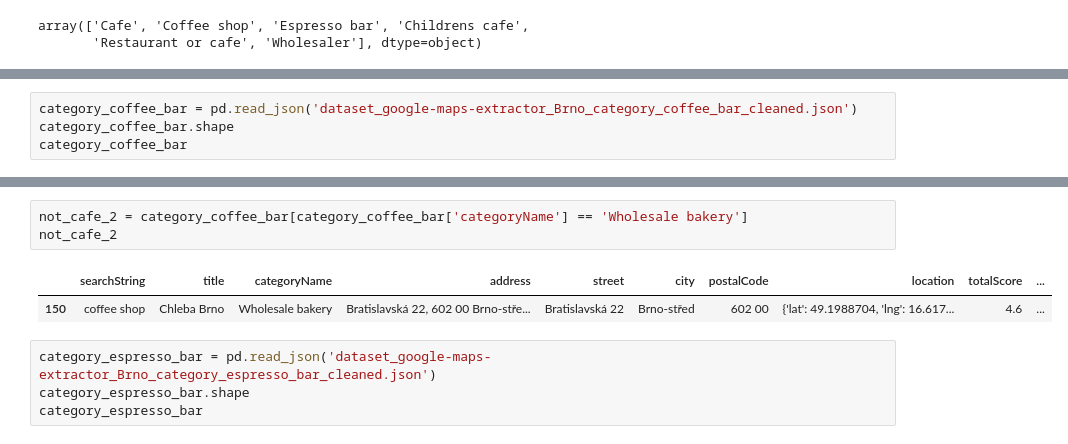
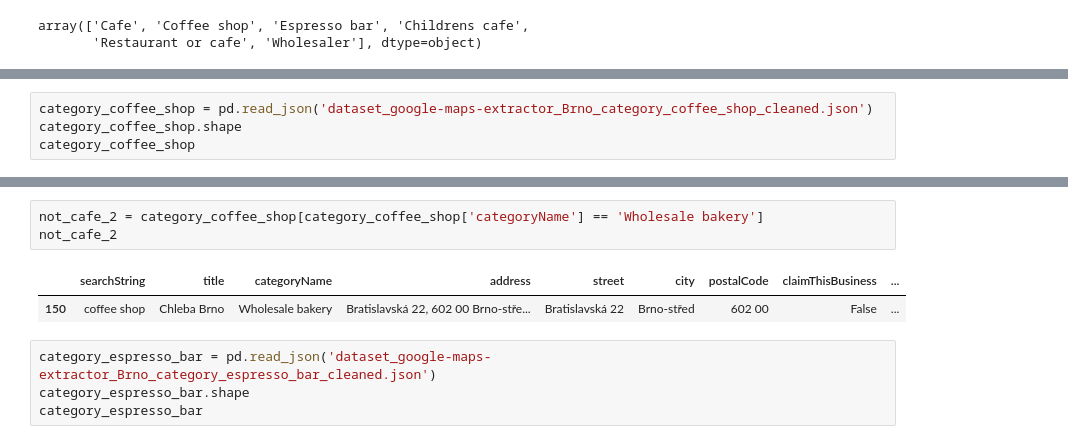
Before and after one commit to eliska-striteska/DA-Czechitas-2024-Projekt-Brnenske-kavarny, a Jupyter notebook: prochazeni_dat_web_scraping.ipynb, the cells around one changed output, grey strips where cells are left out. Saved outputs shown, nothing was run; the diff lists cells and outputs as text.

```diff
--- a/prochazeni_dat_web_scraping.ipynb
+++ b/prochazeni_dat_web_scraping.ipynb
@@ -117,5 +118,5 @@ not_cafe
 # %%
-category_coffee_bar = pd.read_json('dataset_google-maps-extractor_Brno_category_coffee_bar_cleaned.json')
-category_coffee_bar.shape
-category_coffee_bar
+category_coffee_shop = pd.read_json('dataset_google-maps-extractor_Brno_category_coffee_shop_cleaned.json')
+category_coffee_shop.shape
+category_coffee_shop
 # %% [output]
@@ -137,11 +138,11 @@ category_coffee_bar['categoryName'].unique()
 # %% [output]
 array(['Coffee shop', 'Espresso bar', 'Wholesale bakery'], dtype=object)
 # %%
-not_cafe_2 = category_coffee_bar[category_coffee_bar['categoryName'] == 'Wholesale bakery']
+not_cafe_2 = category_coffee_shop[category_coffee_shop['categoryName'] == 'Wholesale bakery']
 not_cafe_2
 # %% [output]
-|  | searchString | title | categoryName | address | street | city | postalCode | location | totalScore | ... |
-| 150 | coffee shop | Chleba Brno | Wholesale bakery | Bratislavská 22, 602 00 Brno-stře... | Bratislavská 22 | Brno-střed | 602 00 | {'lat': 49.1988704, 'lng': 16.617... | 4.6 | ... |
+|  | searchString | title | categoryName | address | street | city | postalCode | claimThisBusiness | ... |
+| 150 | coffee shop | Chleba Brno | Wholesale bakery | Bratislavská 22, 602 00 Brno-stře... | Bratislavská 22 | Brno-střed | 602 00 | False | ... |
 # %%
 category_espresso_bar = pd.read_json('dataset_google-maps-extractor_Brno_category_espresso_bar_cleaned.json')
 category_espresso_bar.shape
```
Also changed, not shown: parts of 7 cells of this notebook, 3 other files.
